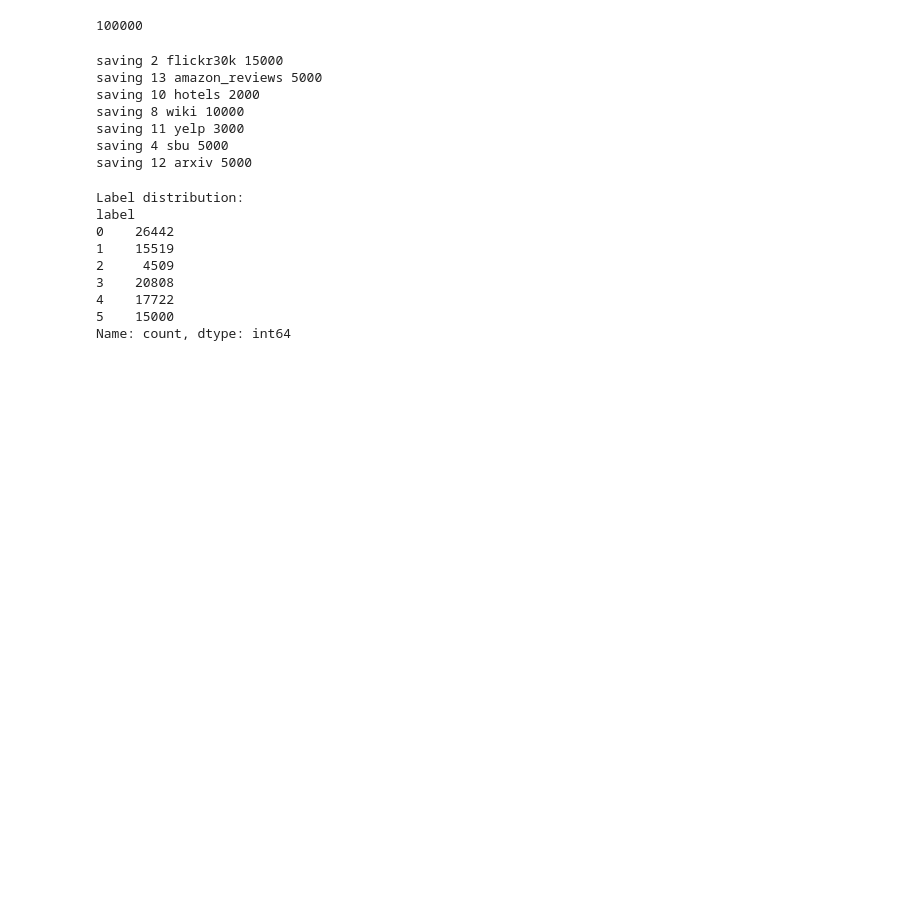
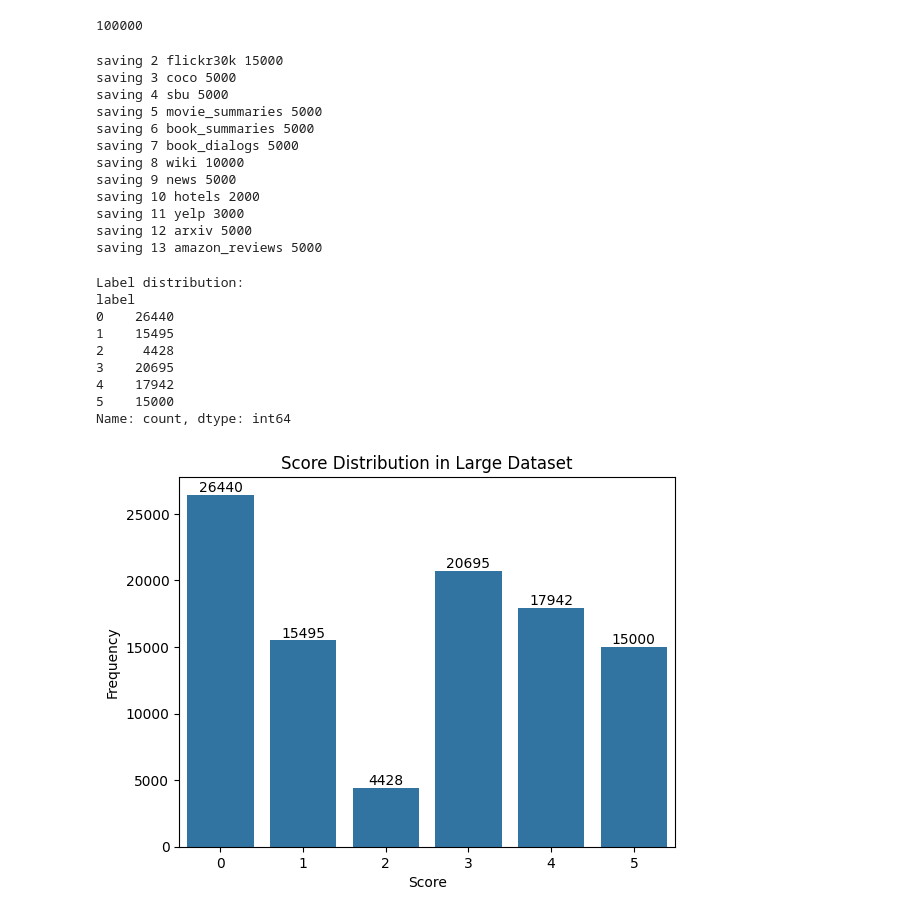
Before and after one commit to itzTerra/vis-desc, a Jupyter notebook: modules/lab/src/dataset_large.ipynb, the cells around one changed output. Cells and saved outputs as stored; diff of their text form; code cells hidden in the pictures; blank space fills up the shorter version.

Commit message:
feat: update small dataset, add large dataset getter script, label heuristic

```diff
--- a/modules/lab/src/dataset_large.ipynb
+++ b/modules/lab/src/dataset_large.ipynb
@@ -324,11 +322,13 @@ datasets[1].save_as_parquet(labels=np.ones(len(datasets[1].features), dtype=int)
 # %%
 import pickle
 
-for path in (DATA_DIR / "models").glob("ordinal_model_dataset_*.pkl"):
+paths = [(int(path.stem.split("_")[-1]), path) for path in (DATA_DIR / "models").glob("ordinal_model_dataset_*.pkl")]
+# Reorder paths by dataset index
+paths.sort(key=lambda p: p[0])
+
+for dataset_idx, path in paths:
     with open(path, "rb") as f:
         model = pickle.load(f)
-    # Use the model for classification
-    dataset_idx = int(path.stem.split("_")[-1])
     X = np.array(datasets[dataset_idx].features)
     preds = model.predict(X)
     # Save
@@ -336,17 +336,22 @@ for path in (DATA_DIR / "models").glob("ordinal_model_dataset_*.pkl"):
     datasets[dataset_idx].save_as_parquet(labels=preds)
 # %% [output]
 saving 2 flickr30k 15000
+saving 3 coco 5000
+saving 4 sbu 5000
+saving 5 movie_summaries 5000
+saving 6 book_summaries 5000
+saving 7 book_dialogs 5000
+saving 8 wiki 10000
+saving 9 news 5000
+saving 10 hotels 2000
+saving 11 yelp 3000
+saving 12 arxiv 5000
 saving 13 amazon_reviews 5000
-saving 10 hotels 2000
-saving 8 wiki 10000
-saving 11 yelp 3000
-saving 4 sbu 5000
-saving 12 arxiv 5000
 # %%
 from utils import DATA_DIR
 
 # Combine the individual parquet files into a single one
-parquet_files = list((DATA_DIR / "datasets" / "large").glob("*.parquet"))
+parquet_files = [(DATA_DIR / "datasets" / "large" / f"{ds.name}.parquet") for ds in datasets]
 dfs = []
 for p in parquet_files:
     name = p.stem
@@ -364,10 +369,10 @@ print(df_combined["label"].value_counts().sort_index())
 # %% [output]
 Label distribution:
 label
-0    26442
-1    15519
-2     4509
-3    20808
-4    17722
+0    26440
+1    15495
+2     4428
+3    20695
+4    17942
 5    15000
 Name: count, dtype: int64
@@ -379,0 +379,23 @@ for p in parquet_files:
+# %%
+import pandas as pd
+import sys
+from pathlib import Path
+sys.path.append(str(Path.cwd().parent))
+from utils import DATA_DIR
+
+df_combined = pd.read_parquet(
+    DATA_DIR / "datasets" / "large" / "combined.parquet"
+)
+# %%
+import seaborn as sns
+import matplotlib.pyplot as plt
+
+# Plot label distribution
+ax = sns.countplot(x="label", data=df_combined, stat="count")
+ax.bar_label(ax.containers[0])
+plt.xlabel("Score")
+plt.ylabel("Frequency")
+plt.title("Score Distribution in Large Dataset")
+plt.show()
+# %% [output]
+[figure, added]
```
Also changed, not shown: parts of 4 cells of this notebook, 19 other files.
